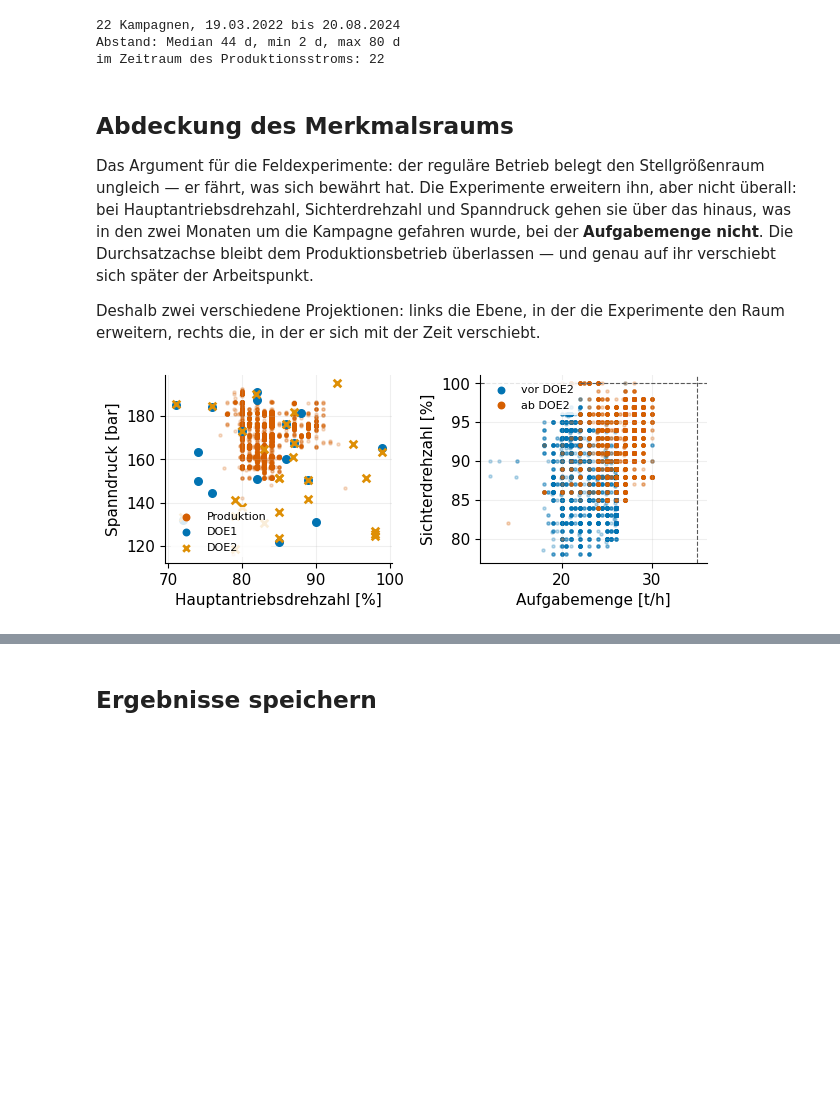
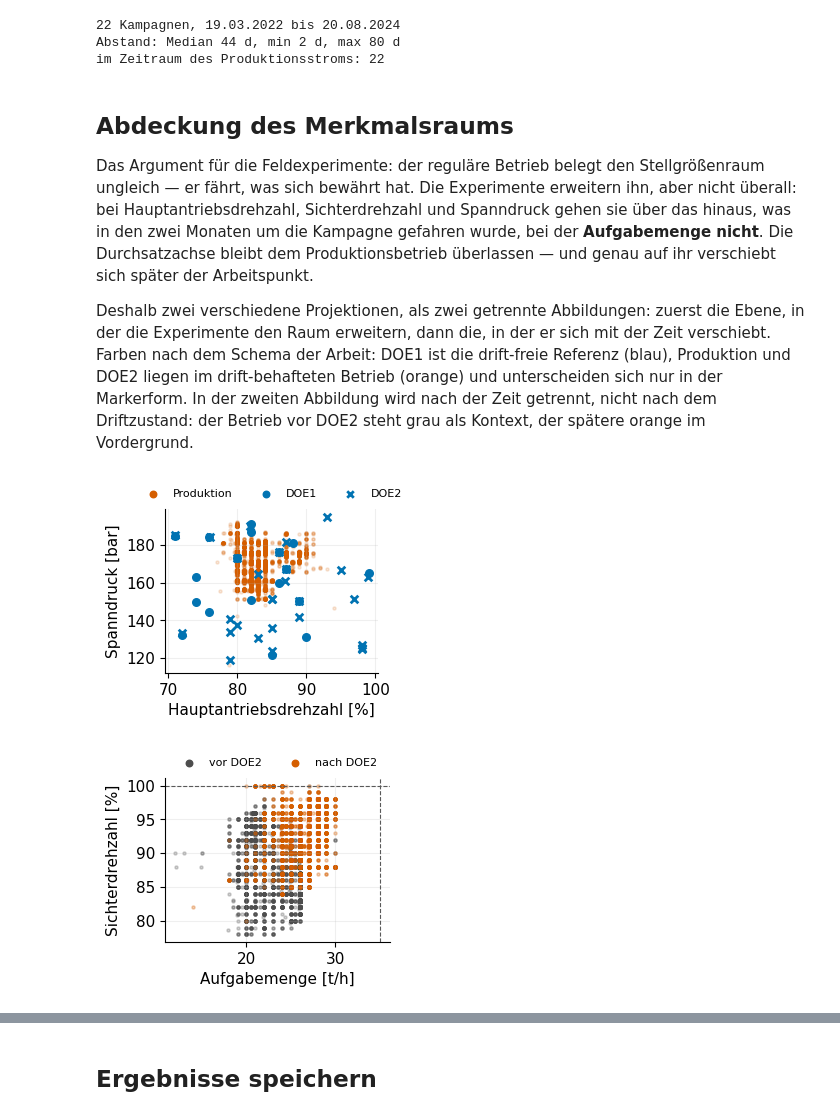
Before and after one commit to marijan-p/process_optimization_concept_drift, a Jupyter notebook: ipynb/mill/mill_data.ipynb, the cells around one changed output, grey strips where cells are left out. Saved outputs shown, nothing was run; the diff lists cells and outputs as text; code cells hidden in the pictures; blank space fills up the shorter version.

Commit message:
Mill data Notebooks und Struktur Kapitel 4

```diff
--- a/ipynb/mill/mill_data.ipynb
+++ b/ipynb/mill/mill_data.ipynb
@@ -26,8 +26,8 @@ Antriebsleistungen je Aufgabemenge; der Spanndruck ist das Mittel zweier
 Sensoren. Die Qualitätsgröße (Mahlfeinheit) fehlt in der Lieferung
 vollständig.
 # %%
-FORCE_RECOMPUTE = True  # True = alle Cache-Stufen neu rechnen
-IS_FINAL = False         # True: schreibt zusaetzlich den stabilen Stand
+FORCE_RECOMPUTE = False  # True = alle Cache-Stufen neu rechnen
+IS_FINAL = True         # True: schreibt zusaetzlich den stabilen Stand
 # %%
 SOURCE = "production"
 TARGET_CLIP = (5.0, 120.0)   # kWh/t; ausserhalb: Messfehler, kein Betriebspunkt
@@ -346,60 +347,76 @@ Kampagne gefahren wurde, bei der **Aufgabemenge nicht**. Die Durchsatzachse
 bleibt dem Produktionsbetrieb überlassen — und genau auf ihr verschiebt sich
 später der Arbeitspunkt.
 
-Deshalb zwei verschiedene Projektionen: links die Ebene, in der die Experimente
-den Raum erweitern, rechts die, in der er sich mit der Zeit verschiebt.
+Deshalb zwei verschiedene Projektionen, als zwei getrennte Abbildungen: zuerst
+die Ebene, in der die Experimente den Raum erweitern, dann die, in der er sich mit
+der Zeit verschiebt. Farben nach dem Schema der Arbeit: DOE1 ist die drift-freie
+Referenz (blau), Produktion und DOE2 liegen im drift-behafteten Betrieb (orange)
+und unterscheiden sich nur in der Markerform. In der zweiten Abbildung wird nach der
+Zeit getrennt, nicht nach dem Driftzustand: der Betrieb vor DOE2 steht grau als
+Kontext, der spätere orange im Vordergrund.
 # %%
 import matplotlib.pyplot as plt
 from src.utils import thesis_style as ts
 
 w = ts.fig_width()
 DOE_PAIR = ("main_drive_speed", "tension_pressure")   # dort erweitern die Kampagnen
 SHIFT_PAIR = ("feed_rate", "classifier_speed")        # dort verschiebt sich der Betrieb
 LABEL = {"feed_rate": "Aufgabemenge [t/h]", "classifier_speed": "Sichterdrehzahl [%]",
          "main_drive_speed": "Hauptantriebsdrehzahl [%]",
          "tension_pressure": "Spanndruck [bar]"}
+SUB_SIZE = (w * 0.5, w * 0.42)                        # je Teilabbildung, nebeneinander
 
 
 def _legend(ax, **kw):
-    leg = ax.legend(fontsize=8, frameon=True, framealpha=0.85, edgecolor="none", **kw)
+    leg = ax.legend(fontsize=8, frameon=False, **kw)
     for h in leg.legend_handles:          # Marker deckend, sonst unsichtbar
         h.set_alpha(1.0)
         if hasattr(h, "set_sizes"):
             h.set_sizes([22])
 
 
-fig, axes = plt.subplots(1, 2, figsize=(w, w * 0.42))
+def _save(fig, name):
+    fig.tight_layout()
+    plot_store.save_figure(fig, name, data_cfg, final=IS_FINAL,
+                           savefig_kwargs={"dpi": 300}, archive_kwargs={"dpi": 300})
+    plt.show()
 
+
+# DOE1 ist die drift-freie Referenz (blau), Produktion und DOE2 liegen im
+# drift-behafteten Betrieb (orange) und unterscheiden sich nur in der Markerform.
 _x, _y = DOE_PAIR
-axes[0].scatter(stream[_x], stream[_y],
-                **ts.scatter("drift_afflicted", s=5, alpha=0.20), label="Produktion")
-for _w_, _m, _col in (("1", "o", "drift_free"), ("2", "x", "highlight")):
-    if _w_ in doe:
-        axes[0].scatter(doe[_w_][_x], doe[_w_][_y], marker=_m, s=30,
-                        color=ts.C[_col], label=f"DOE{_w_}", zorder=3)
-axes[0].set_xlabel(LABEL[_x])
-axes[0].set_ylabel(LABEL[_y])
-_legend(axes[0], loc="lower left")
+fig, ax = plt.subplots(figsize=SUB_SIZE)
+ax.scatter(stream[_x], stream[_y],
+           **ts.scatter("drift_afflicted", s=5, alpha=0.15), label="Produktion")
+if "1" in doe:
+    ax.scatter(doe["1"][_x], doe["1"][_y], marker="o", s=30,
+               color=ts.C["drift_free"], label="DOE1", zorder=3)
+if "2" in doe:
+    ax.scatter(doe["2"][_x], doe["2"][_y], marker="x", s=30,
+               color=ts.C["drift_free"], label="DOE2", zorder=4)
+ax.set_xlabel(LABEL[_x])
+ax.set_ylabel(LABEL[_y])
+ax.grid(True, alpha=0.2)
+_legend(ax, loc="lower center", bbox_to_anchor=(0.5, 1.0), ncol=3)
+_save(fig, "data_coverage_doe")
 
+# Getrennt wird nach der Zeit, nicht nach dem Driftzustand: der fruehere Betrieb
+# steht grau als Kontext, der spaetere orange im Vordergrund.
 _x, _y = SHIFT_PAIR
 _split = doe["2"].index[0]
 _e, _l = stream[stream.index < _split], stream[stream.index >= _split]
-axes[1].scatter(_e[_x], _e[_y], s=5, alpha=0.25, color=ts.C["drift_free"],
-                label="vor DOE2")
-axes[1].scatter(_l[_x], _l[_y], s=5, alpha=0.25, color=ts.C["drift_afflicted"],
-                label="ab DOE2")
-axes[1].axvline(LIMIT[_x], color="0.35", lw=0.8, ls="--")
-axes[1].axhline(LIMIT[_y], color="0.35", lw=0.8, ls="--")
-axes[1].set_xlabel(LABEL[_x])
-axes[1].set_ylabel(LABEL[_y])
-_legend(axes[1], loc="upper left")
-
-for ax in axes:
-    ax.grid(True, alpha=0.2)
-fig.tight_layout()
-plot_store.save_figure(fig, "data_coverage", data_cfg, final=IS_FINAL,
-                       savefig_kwargs={"dpi": 300}, archive_kwargs={"dpi": 300})
-plt.show()
+fig, ax = plt.subplots(figsize=SUB_SIZE)
+ax.scatter(_e[_x], _e[_y], s=5, alpha=0.25, color=ts.C["box"], label="vor DOE2")
+ax.scatter(_l[_x], _l[_y], s=5, alpha=0.3, color=ts.C["drift_afflicted"],
+           label="nach DOE2")
+ax.axvline(LIMIT[_x], color="0.35", lw=0.8, ls="--")
+ax.axhline(LIMIT[_y], color="0.35", lw=0.8, ls="--")
+ax.set_xlabel(LABEL[_x])
+ax.set_ylabel(LABEL[_y])
+ax.grid(True, alpha=0.2)
+_legend(ax, loc="lower center", bbox_to_anchor=(0.5, 1.0), ncol=2)
+_save(fig, "data_coverage_shift")
 # %% [output]
-[figure, old version]
+[figure, new version]
+[figure, added]
 # %%
```
Also changed, not shown: parts of 5 cells of this notebook, 38 other files.
